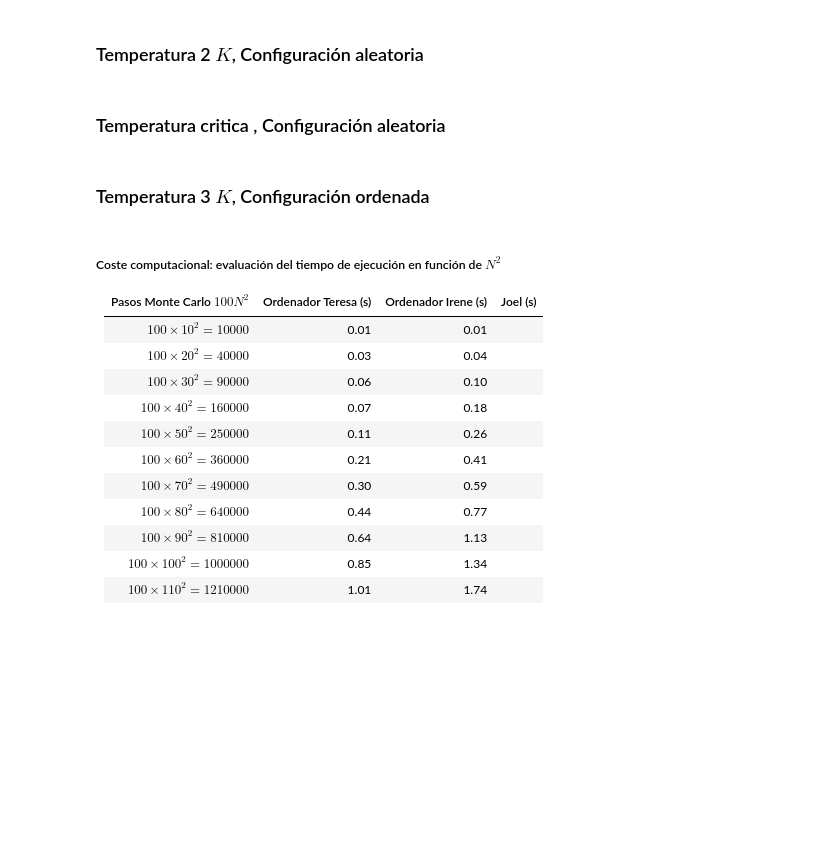
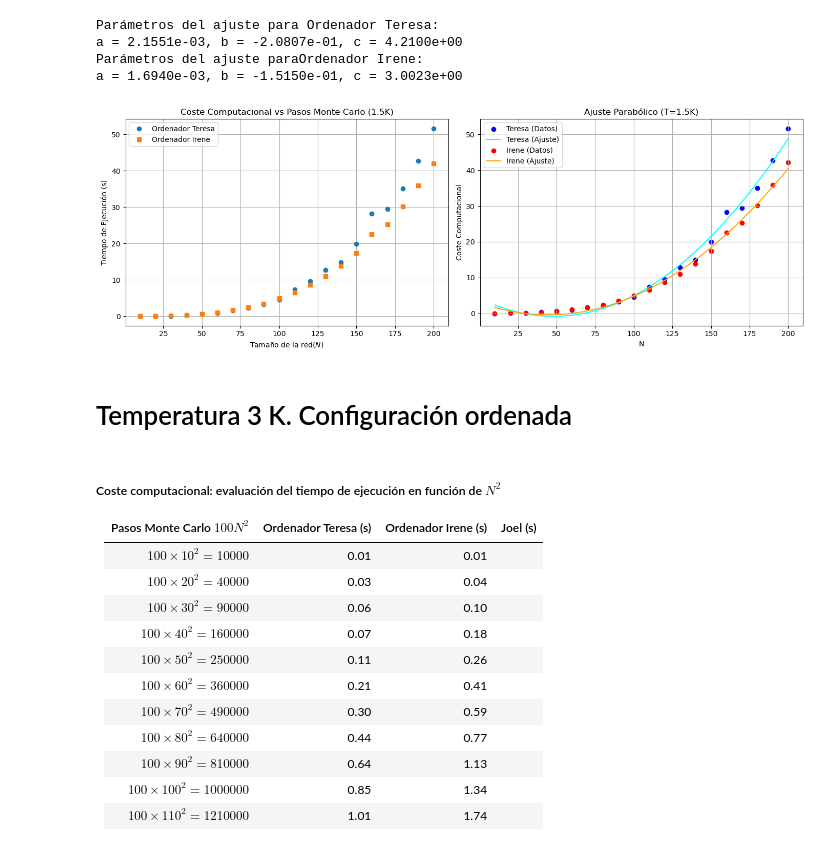
Before and after one commit to trs7sb/Programas_Computacional_ENGRUPO, a Jupyter notebook: Obligatorio2/Obligatorio2_ModeloIsing.ipynb, the cells around one changed output. Cells and saved outputs as stored; diff of their text form; code cells hidden in the pictures; blank space fills up the shorter version.

```diff
--- a/Obligatorio2/Obligatorio2_ModeloIsing.ipynb
+++ b/Obligatorio2/Obligatorio2_ModeloIsing.ipynb
@@ -114,9 +125,71 @@ Parámetro ajustado para la curva 2: 0.0016940362269307618
-# %% [markdown]
-### Temperatura 2 $K$, Configuración aleatoria
-# %% [markdown]
-### Temperatura critica , Configuración aleatoria
+# %%
+# Celda de Python para graficar el coste computacional: dos gráficas lado a lado
+
+import numpy as np
+import matplotlib.pyplot as plt
+from scipy.optimize import curve_fit
+
+# Datos de los pasos Monte Carlo y tiempos de ejecución
+N = [10, 20, 30, 40, 50, 60, 70, 80, 90, 100, 110, 120, 130, 140, 150, 160, 170, 180, 190, 200]
+teresa_times = [0.02, 0.05, 0.13, 0.36, 0.63, 0.94, 1.61, 2.25, 3.32, 4.57, 7.42, 9.59, 12.80, 14.92, 19.98, 28.26, 29.48, 35.06, 42.73, 51.65]
+irene_times = [0.01, 0.05, 0.14, 0.30, 0.60, 1.09, 1.69, 2.40, 3.47, 4.98, 6.58, 8.62, 11.01, 13.81, 17.42, 22.57, 25.22, 30.13, 35.91, 42.09]
+
+# Para el ajuste parabólico
+coste_computacional_1 = teresa_times
+coste_computacional_2 = irene_times
+
+def modelo_parabolico(x, a, b, c):
+    return a * x**2 + b * x + c
+
+params_1, _ = curve_fit(modelo_parabolico, N, coste_computacional_1)
+a1, b1, c1 = params_1
+
+params_2, _ = curve_fit(modelo_parabolico, N, coste_computacional_2)
+a2, b2, c2 = params_2
+
+x_fit = np.linspace(min(N), max(N), 500)
+y_fit_1 = modelo_parabolico(x_fit, a1, b1, c1)
+y_fit_2 = modelo_parabolico(x_fit, a2, b2, c2)
+
+# Mostrar los parámetros del ajuste
+print("Parámetros del ajuste para Ordenador Teresa:")
+print(f"a = {a1:.4e}, b = {b1:.4e}, c = {c1:.4e}")
+print("Parámetros del ajuste paraOrdenador Irene:")
+print(f"a = {a2:.4e}, b = {b2:.4e}, c = {c2:.4e}")
+
+# Crear dos subplots lado a lado
+fig, axs = plt.subplots(1, 2, figsize=(14, 5))
+
+# Gráfica 1: Datos originales
+axs[0].plot(N, teresa_times, label="Ordenador Teresa", marker='o', linestyle='')
+axs[0].plot(N, irene_times, label="Ordenador Irene", marker='s', linestyle='')
+axs[0].set_title("Coste Computacional vs Pasos Monte Carlo (1.5K)")
+axs[0].set_xlabel("Tamaño de la red($N$)")
+axs[0].set_ylabel("Tiempo de Ejecución (s)")
+axs[0].legend()
+axs[0].grid(True)
+
+# Gráfica 2: Ajuste parabólico
+axs[1].scatter(N, coste_computacional_1, label="Teresa (Datos)", color="blue")
+axs[1].plot(x_fit, y_fit_1, label=f"Teresa (Ajuste)", color="cyan")
+axs[1].scatter(N, coste_computacional_2, label="Irene (Datos)", color="red")
+axs[1].plot(x_fit, y_fit_2, label=f"Irene (Ajuste)", color="orange")
+axs[1].set_xlabel("N")
+axs[1].set_ylabel("Coste Computacional")
+axs[1].set_title("Ajuste Parabólico (T=1.5K)")
+axs[1].legend()
+axs[1].grid(True)
+
+plt.tight_layout()
+plt.show()
+# %% [output]
+Parámetros del ajuste para Ordenador Teresa:
+a = 2.1551e-03, b = -2.0807e-01, c = 4.2100e+00
+Parámetros del ajuste paraOrdenador Irene:
+a = 1.6940e-03, b = -1.5150e-01, c = 3.0023e+00
+[figure, added]
 # %% [markdown]
-### Temperatura 3 $K$, Configuración ordenada
+# Temperatura 3 K. Configuración ordenada
 # %% [markdown]
 ##### Coste computacional: evaluación del tiempo de ejecución en función de $N^2$
 
```
Also changed, not shown: parts of 7 cells of this notebook, 2 other files.
